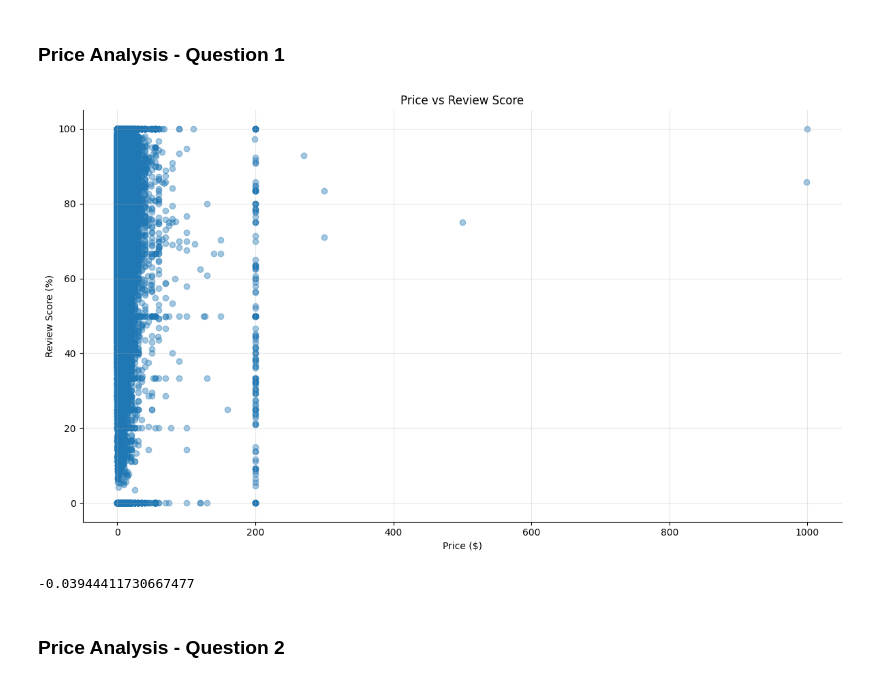
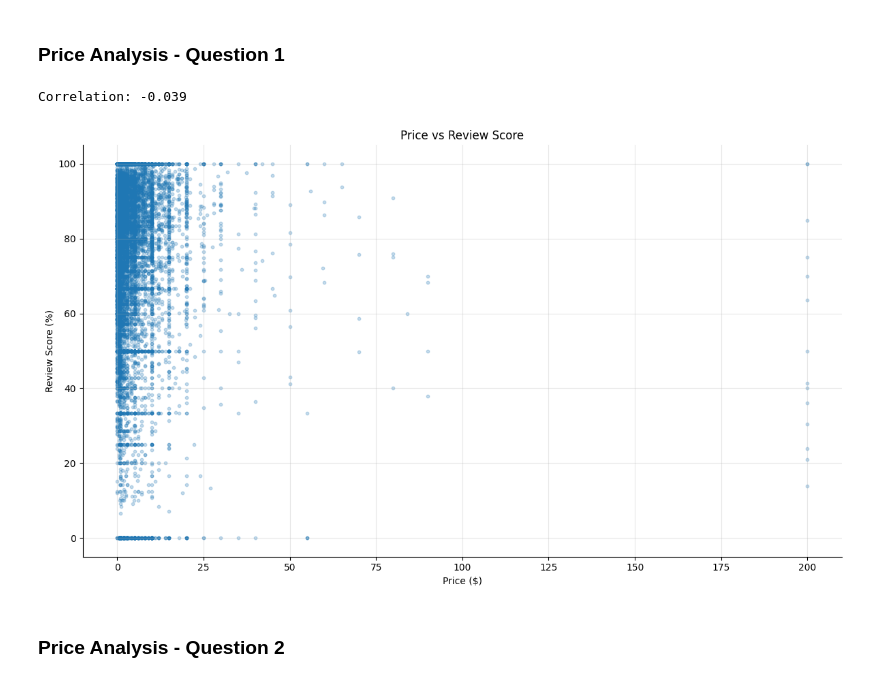
Before and after one commit to molikpunj/Steam-Games-Market-Analysis, a Jupyter notebook: Python/03_Exploratory_Data_Analysis.ipynb, the cells around one changed output. Saved outputs shown, nothing was run; the diff lists cells and outputs as text; code cells hidden in the pictures.

```diff
--- a/Python/03_Exploratory_Data_Analysis.ipynb
+++ b/Python/03_Exploratory_Data_Analysis.ipynb
@@ -245,42 +245,51 @@ price_reviews = steam[
     steam["Total Reviews"] > 0
 ].copy()
 # %%
-fig, ax = plt.subplots(figsize=(12,7))
-
-ax.scatter(
-    price_reviews["Price"],
-    price_reviews["Review Score %"],
-    alpha=0.4
+correlation = price_reviews["Price"].corr(
+    price_reviews["Review Score %"]
 )
 
-ax.set_title("Price vs Review Score")
-ax.set_xlabel("Price ($)")
-ax.set_ylabel("Review Score (%)")
-
-ax.grid(alpha=0.3)
-
-ax.spines["top"].set_visible(False)
-ax.spines["right"].set_visible(False)
-
-plt.tight_layout()
-
-fig.savefig(
-    "../Images/Pricing Analysis/price_vs_review_score.png",
-    dpi=300,
-    bbox_inches="tight"
-)
-
-plt.show()
+print(f"Correlation: {correlation:.3f}")
 # %% [output]
-[figure, removed]
+Correlation: -0.039
 # %%
-correlation = price_reviews["Price"].corr(
-    price_reviews["Review Score %"]
+sample = price_reviews.sample(
+    n=10000,
+    random_state=42
 )
-
-print(correlation)
-# %% [output]
--0.03944411730667477
+# %%
+fig, ax = plt.subplots(figsize=(12,7))
+
+ax.scatter(
+    sample["Price"],
+    sample["Review Score %"],
+    alpha=0.25,
+    s=10
+)
+
+ax.set_title("Price vs Review Score")
+
+ax.set_xlabel("Price ($)")
+
+ax.set_ylabel("Review Score (%)")
+
+ax.grid(alpha=0.3)
+
+ax.spines["top"].set_visible(False)
+
+ax.spines["right"].set_visible(False)
+
+plt.tight_layout()
+
+fig.savefig(
+    "../Images/Pricing Analysis/price_vs_review_score.png",
+    dpi=300,
+    bbox_inches="tight"
+)
+
+plt.show()
+# %% [output]
+[figure, added]
 # %% [markdown]
 ### Price Analysis - Question 2
 # %%
```
Also changed, not shown: 2 other files.
